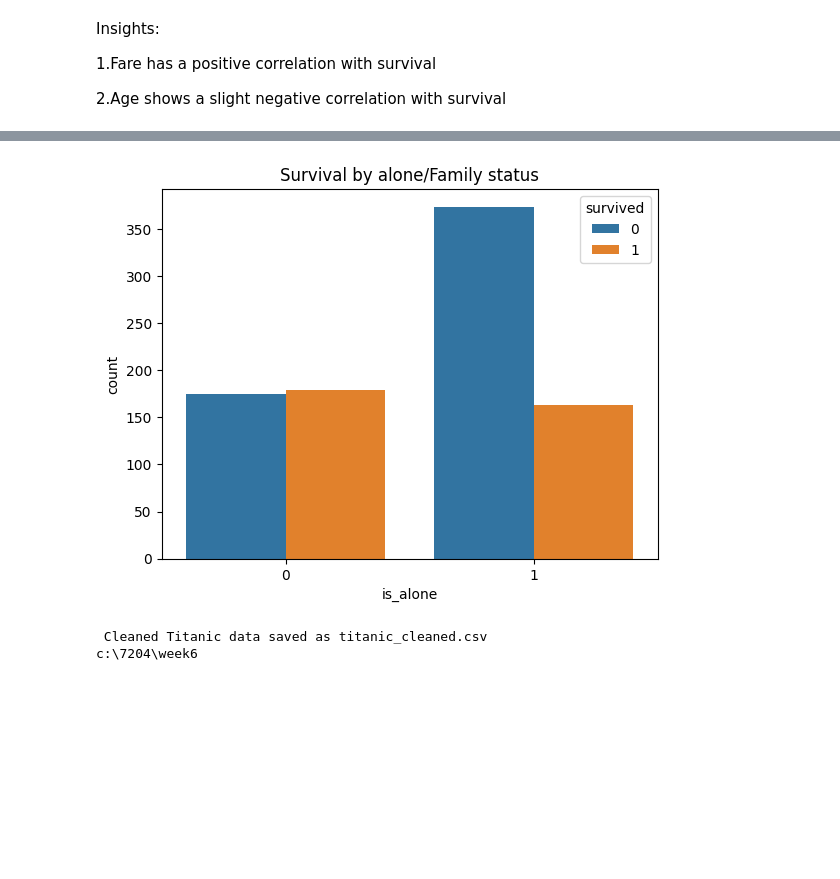
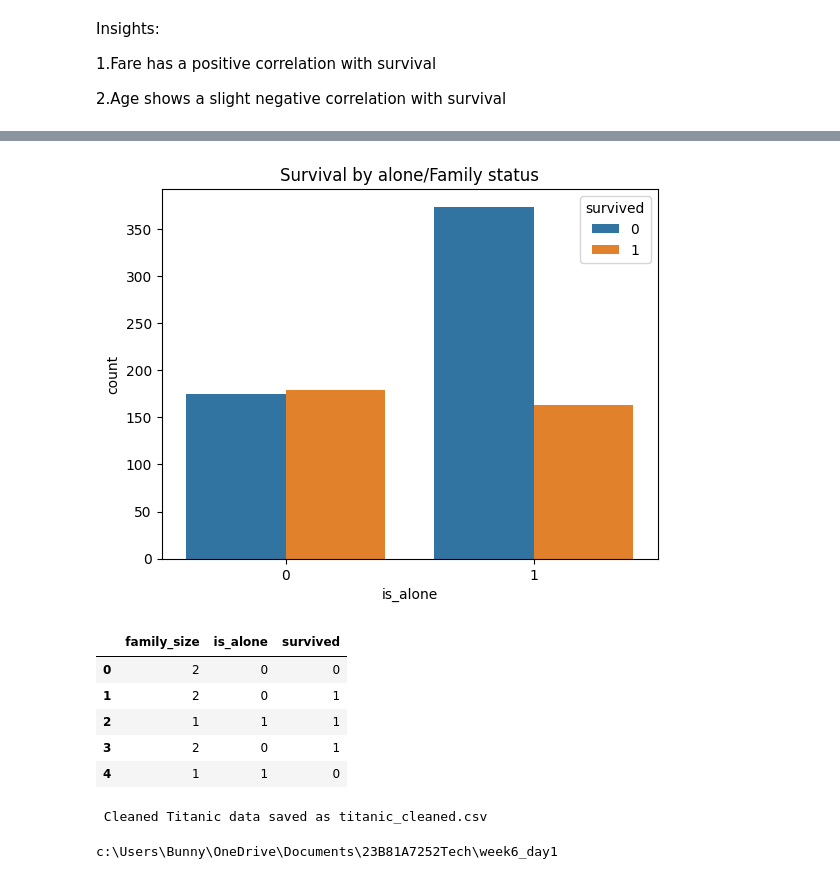
Before and after one commit to adhithyak07/data_analysis, a Jupyter notebook: EDA.ipynb, the cells around one changed output, grey strips where cells are left out. Cells and saved outputs as stored; diff of their text form; code cells hidden in the pictures; blank space fills up the shorter version.

```diff
--- a/EDA.ipynb
+++ b/EDA.ipynb
@@ -300,21 +269,31 @@ Number of outliers in fare: 20
 # %%
 # Feature Engineering
 
 # Create new Features
 
 df['family_size']=df['sibsp']+df['parch']+1
 df['is_alone']=(df['family_size']==1).astype(int)
 
 sns.countplot(x='is_alone',hue='survived',data=df)
 plt.title('Survival by alone/Family status')
 plt.show()
+
+df[['family_size','is_alone','survived']].head()
 # %% [output]
 [figure]
+|  | family_size | is_alone | survived |
+| 0 | 2 | 0 | 0 |
+| 1 | 2 | 0 | 1 |
+| 2 | 1 | 1 | 1 |
+| 3 | 2 | 0 | 1 |
+| 4 | 1 | 1 | 0 |
 # %%
 df.to_csv("Titanic_cleaned.csv",index=False)
 print("\n Cleaned Titanic data saved as titanic_cleaned.csv")
-import os
-print(os.getcwd())
 # %% [output]
  Cleaned Titanic data saved as titanic_cleaned.csv
-c:\7204\week6
+# %%
+import os
+print(os.getcwd())
+# %% [output]
+c:\Users\Bunny\OneDrive\Documents\23B81A7252Tech\week6_day1
```
Also changed, not shown: parts of 44 cells of this notebook, 11 other files.
